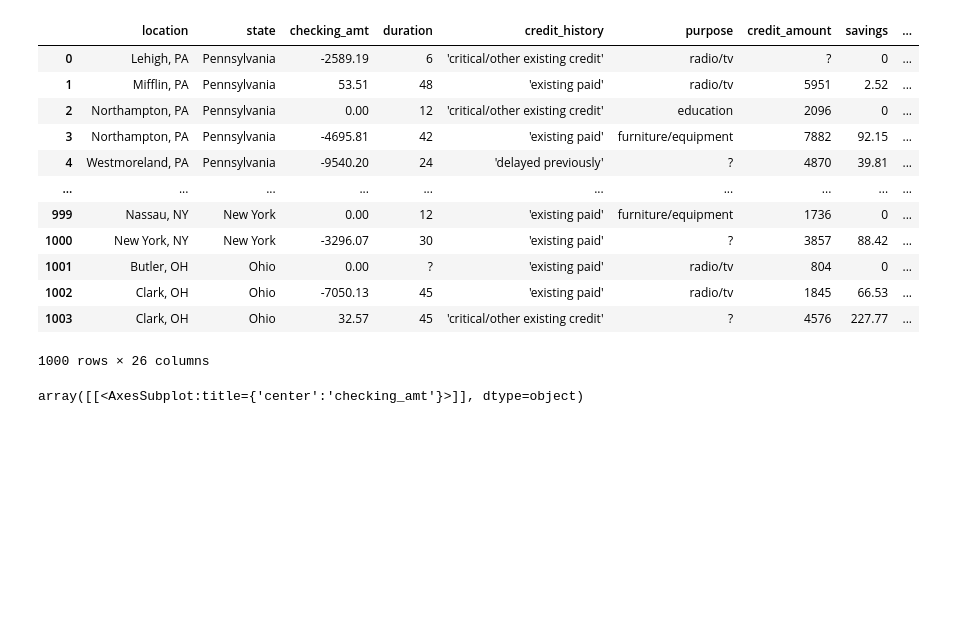
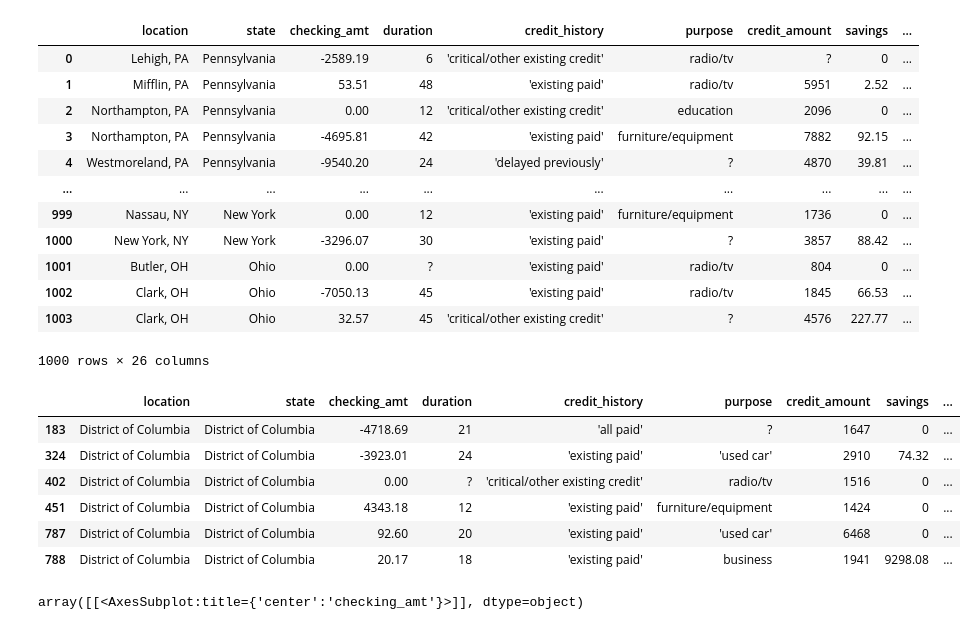
Before and after one commit to EliVerbrugge/CS5402-HW7, a Jupyter notebook: scripts/Preprocessing.ipynb, the cells around one changed output. Saved outputs shown, nothing was run; the diff lists cells and outputs as text; code cells hidden in the pictures; blank space fills up the shorter version.

```diff
--- a/scripts/Preprocessing.ipynb
+++ b/scripts/Preprocessing.ipynb
@@ -149,5 +151,15 @@ df
 df['location'] = df['location'].str.replace('District of Columbia', 'District of Columbia, DC')
 df['location'] = df['location'].str.split(', ').apply(lambda x: x[0])
+# %%
+df[df.location == 'District of Columbia']
+# %% [output]
+|  | location | state | checking_amt | duration | credit_history | purpose | credit_amount | savings | ... |
+| 183 | District of Columbia | District of Columbia | -4718.69 | 21 | 'all paid' | ? | 1647 | 0 | ... |
+| 324 | District of Columbia | District of Columbia | -3923.01 | 24 | 'existing paid' | 'used car' | 2910 | 74.32 | ... |
+| 402 | District of Columbia | District of Columbia | 0.00 | ? | 'critical/other existing credit' | radio/tv | 1516 | 0 | ... |
+| 451 | District of Columbia | District of Columbia | 4343.18 | 12 | 'existing paid' | furniture/equipment | 1424 | 0 | ... |
+| 787 | District of Columbia | District of Columbia | 92.60 | 20 | 'existing paid' | 'used car' | 6468 | 0 | ... |
+| 788 | District of Columbia | District of Columbia | 20.17 | 18 | 'existing paid' | business | 1941 | 9298.08 | ... |
 # %%
 from feature_engine.discretisers import EqualWidthDiscretiser, EqualFrequencyDiscretiser
 import matplotlib.pyplot as plt
```
Also changed, not shown: parts of 6 cells of this notebook.
